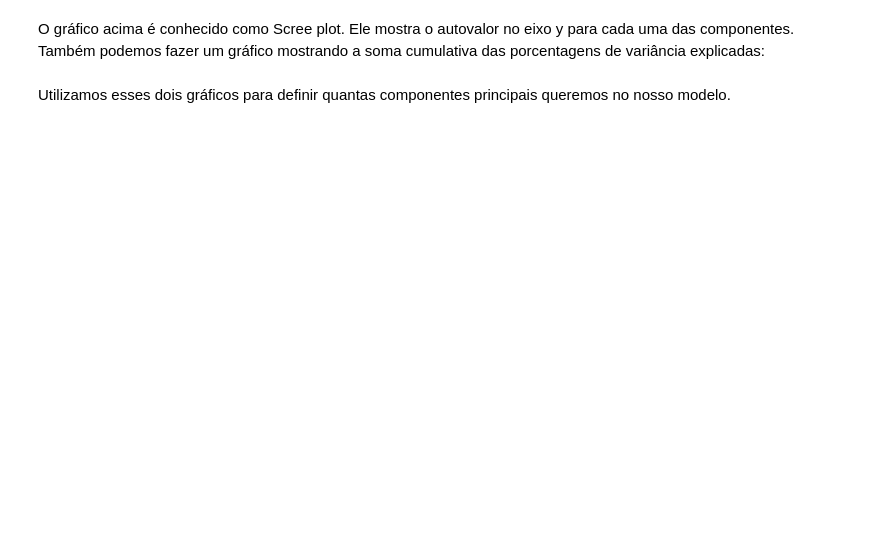
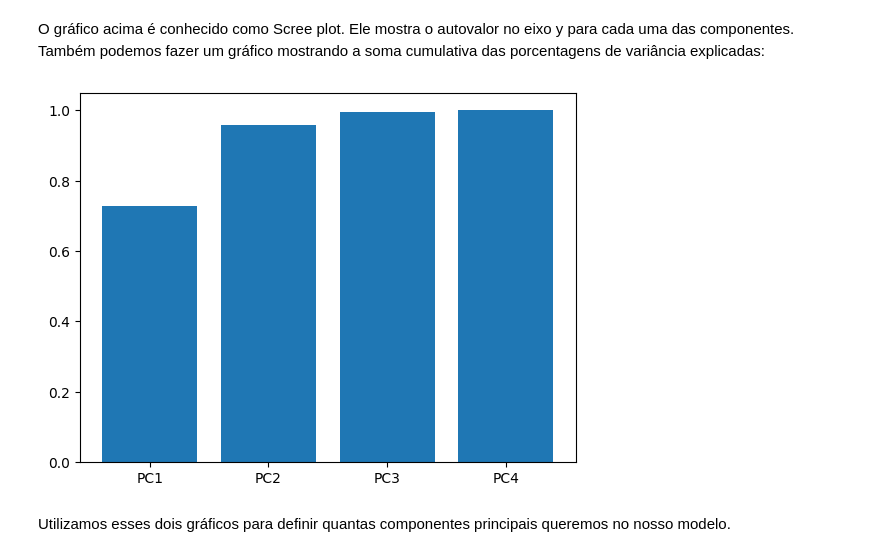
Before and after one commit to patriciacatandi/Lets_Code_DS_Degree_Alunos_ML, a Jupyter notebook: Módulo 11 - Machine Learning III/2 - PCA/Redução de dimensionalidade Aluno.ipynb, the cells around one changed output. Drawn from its saved outputs; the diff is of its cells as text; code cells hidden in the pictures; blank space fills up the shorter version.

```diff
--- a/Módulo 11 - Machine Learning III/2 - PCA/Redução de dimensionalidade Aluno.ipynb
+++ b/Módulo 11 - Machine Learning III/2 - PCA/Redução de dimensionalidade Aluno.ipynb
@@ -200,6 +272,10 @@ Podemos plotar os resultados acima:
 O gráfico acima é conhecido como Scree plot. Ele mostra o autovalor no eixo y para cada uma das componentes. Também podemos fazer um gráfico mostrando a soma cumulativa das porcentagens de variância explicadas:
 # %%
 # gráfico de barras do pca.explained_variance_ratio_.cumsum()
+plt.bar(labels, pca.explained_variance_ratio_.cumsum())
+plt.show()
+# %% [output]
+[figure, added]
 # %% [markdown]
 Utilizamos esses dois gráficos para definir quantas componentes principais queremos no nosso modelo.
 # %% [markdown]
```
Also changed, not shown: parts of 24 cells of this notebook, 1 other file.
